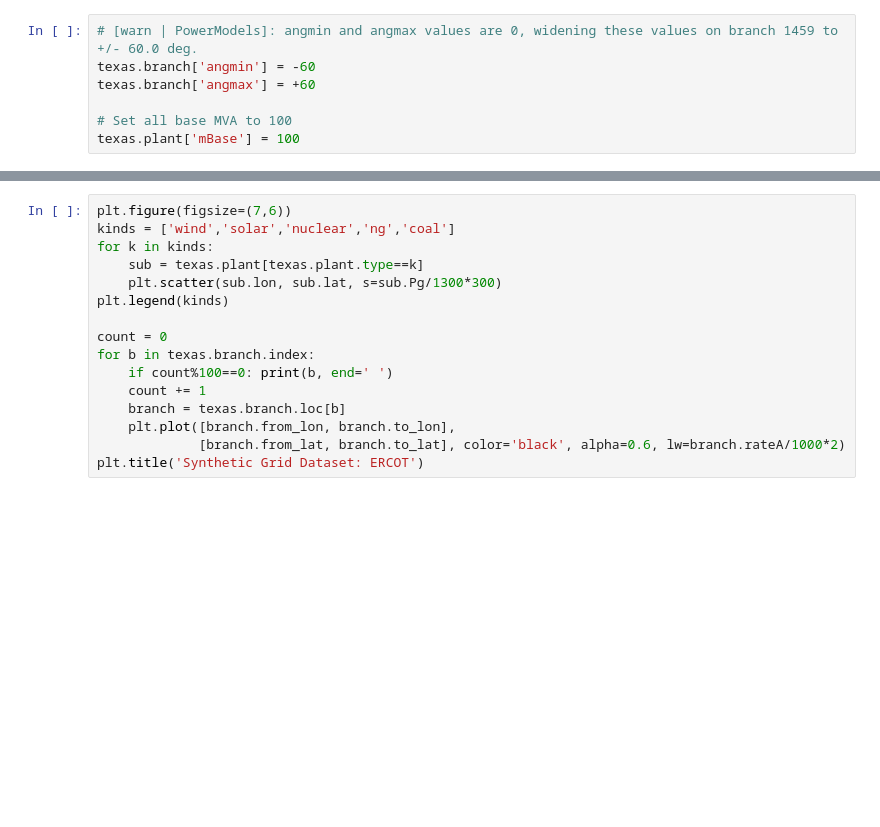
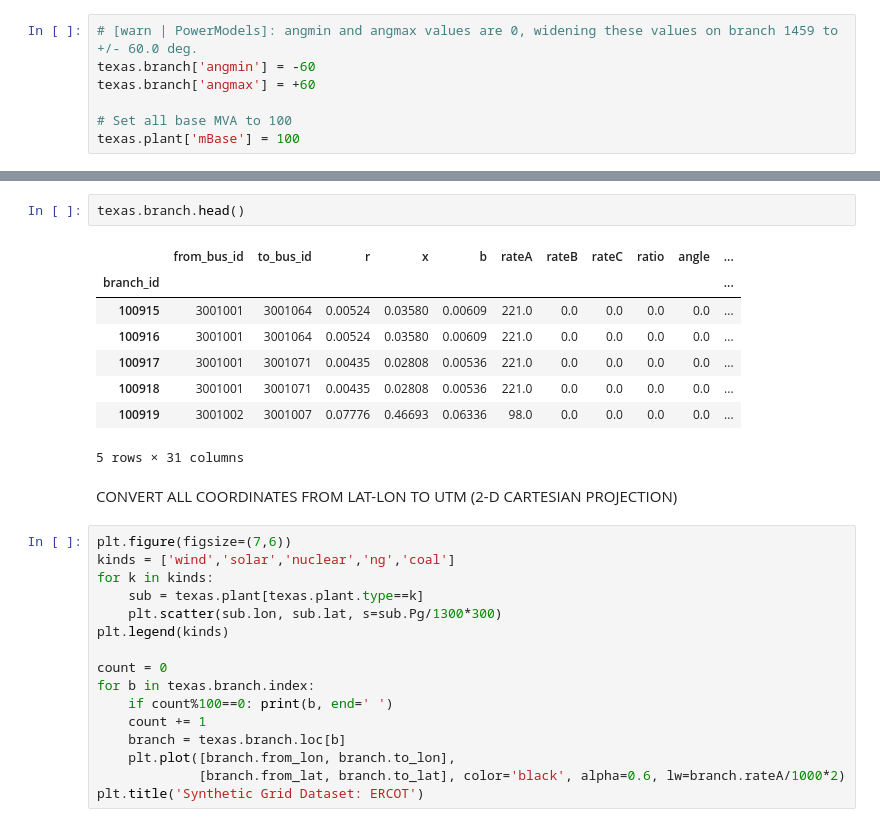
Before and after one commit to vineetjnair9/Dynamic-line-ratings-grid, a Jupyter notebook: DLR project.ipynb, the cells around one changed output, grey strips where cells are left out. Cells and saved outputs as stored; diff of their text form; blank space fills up the shorter version.

Commit message:
added branch

```diff
--- a/DLR project.ipynb
+++ b/DLR project.ipynb
@@ -60,4 +62,17 @@ texas.plant[texas.plant['bus_id']==3003043]
 1 rows × 35 columns
+# %%
+texas.branch.head()
+# %% [output]
+|  | from_bus_id | to_bus_id | r | x | b | rateA | rateB | rateC | ratio | angle | ... |
+| branch_id |  |  |  |  |  |  |  |  |  |  | ... |
+| 100915 | 3001001 | 3001064 | 0.00524 | 0.03580 | 0.00609 | 221.0 | 0.0 | 0.0 | 0.0 | 0.0 | ... |
+| 100916 | 3001001 | 3001064 | 0.00524 | 0.03580 | 0.00609 | 221.0 | 0.0 | 0.0 | 0.0 | 0.0 | ... |
+| 100917 | 3001001 | 3001071 | 0.00435 | 0.02808 | 0.00536 | 221.0 | 0.0 | 0.0 | 0.0 | 0.0 | ... |
+| 100918 | 3001001 | 3001071 | 0.00435 | 0.02808 | 0.00536 | 221.0 | 0.0 | 0.0 | 0.0 | 0.0 | ... |
+| 100919 | 3001002 | 3001007 | 0.07776 | 0.46693 | 0.06336 | 98.0 | 0.0 | 0.0 | 0.0 | 0.0 | ... |
+5 rows × 31 columns
+# %% [markdown]
+CONVERT ALL COORDINATES FROM LAT-LON TO UTM (2-D CARTESIAN PROJECTION)
 # %%
 plt.figure(figsize=(7,6))
 kinds = ['wind','solar','nuclear','ng','coal']
```
Also changed, not shown: parts of 3 cells of this notebook, 1 other file.
